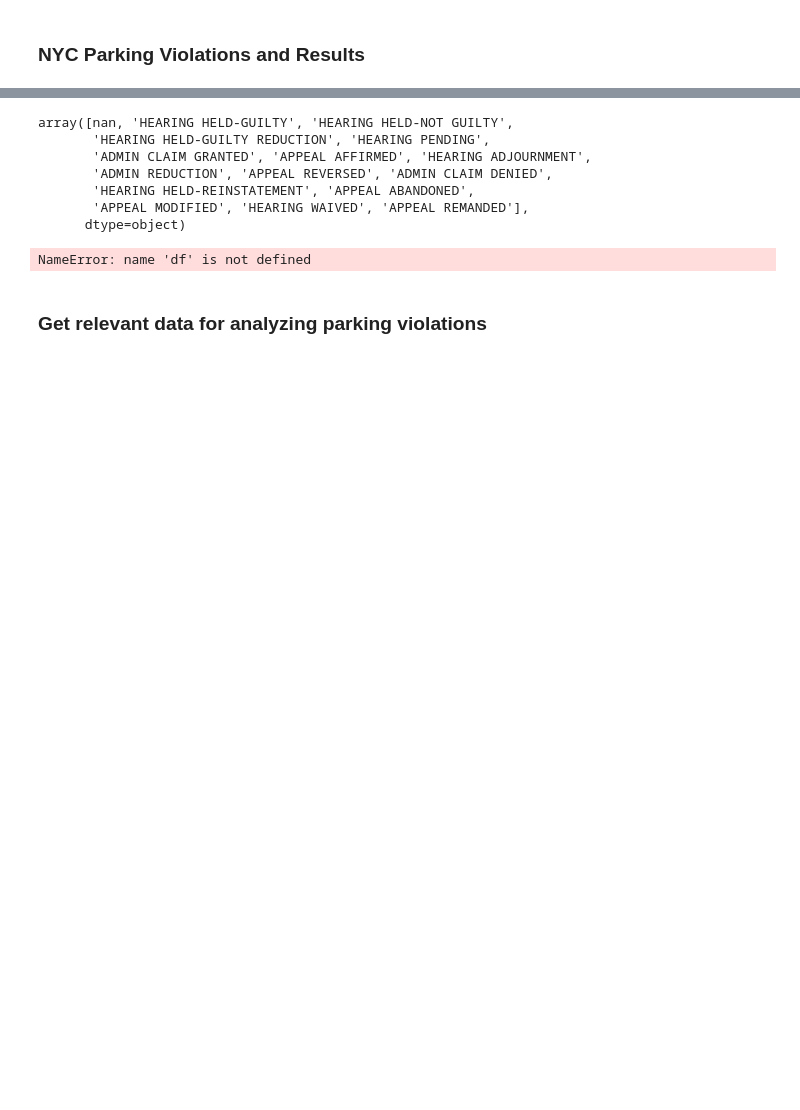
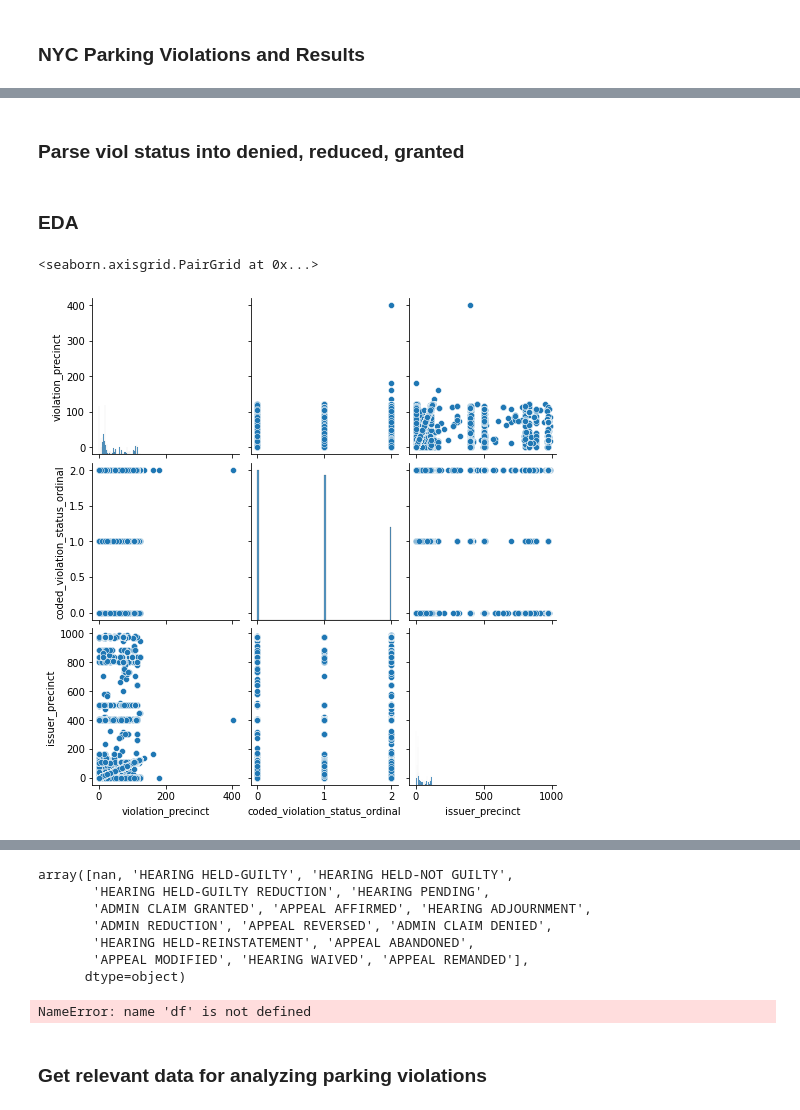
Before and after one commit to bsha6/parking_violations, a Jupyter notebook: project.ipynb, the cells around one changed output, grey strips where cells are left out. Drawn from its saved outputs; the diff is of its cells as text; code cells hidden in the pictures; blank space fills up the shorter version.

```diff
--- a/project.ipynb
+++ b/project.ipynb
@@ -18,0 +190,3 @@ fp = '/Users/blake/Box/Project/Data/'
+# %%
+df = df.astype({'fine_amount': 'float', 'penalty_amount': 'float', 'interest_amount': 'float',
+                 'reduction_amount': 'float', 'amount_due': 'float'})
@@ -18,0 +399,41 @@ fp = '/Users/blake/Box/Project/Data/'
+# %% [markdown]
+### Parse viol status into denied, reduced, granted
+# %%
+denied_cols = ['ADMIN CLAIM DENIED', 'APPEAL AFFIRMED', 'HEARING HELD-GUILTY']
+reduced_cols = ['ADMIN REDUCTION', 'HEARING HELD-GUILTY REDUCTION']
+granted_cols = ['ADMIN CLAIM GRANTED', 'APPEAL REVERSED', 'HEARING HELD-NOT GUILTY']
+
+df['coded_violation_status'] = np.where(
+    df['violation_status'].isin(denied_cols), 'Denied', np.where(
+    df['violation_status'].isin(reduced_cols), 'Reduced', np.where(
+    df['violation_status'].isin(granted_cols), 'Granted', 'Other')))
+
+df['coded_violation_status_ordinal'] = df['coded_violation_status'].map({'Denied': 0, 'Reduced': 1, 'Granted': 2, 'Other': np.nan})
+# %%
+# Pickle cleaned df
+fp = '/Users/blake/Documents/TDI/parking_violations/Data/'
+# just 2021
+with open(fp + 'parking_2021_merged_cleaned.pkl', 'wb') as f:
+    dill.dump(df, f)
+
+# 2019 to 2021
+# with open(fp + 'parking_2019_to_2021_merged_cleaned.pkl', 'wb') as f:
+#     dill.dump(df, f)
+# %%
+# Load pickled cleaned df
+fp = '/Users/blake/Documents/TDI/parking_violations/Data/'
+# Just 2021
+with open(fp + 'parking_2021_merged_cleaned.pkl', 'rb') as f:
+    df = dill.load(f)
+
+# 2019 to 2021
+# with open(fp + 'parking_2019_to_2021_merged_cleaned.pkl', 'rb') as f:
+#     df = dill.load(f)
+# %% [markdown]
+### EDA
+# %%
+cols = ['violation_time', 'violation', 'violation_precinct', 'coded_violation_status_ordinal', 'issuer_precinct']
+sns.pairplot(df[cols])
+# %% [output]
+<seaborn.axisgrid.PairGrid at 0x...>
+[figure, added]
```
Also changed, not shown: parts of 136 cells of this notebook, 4 other files.
